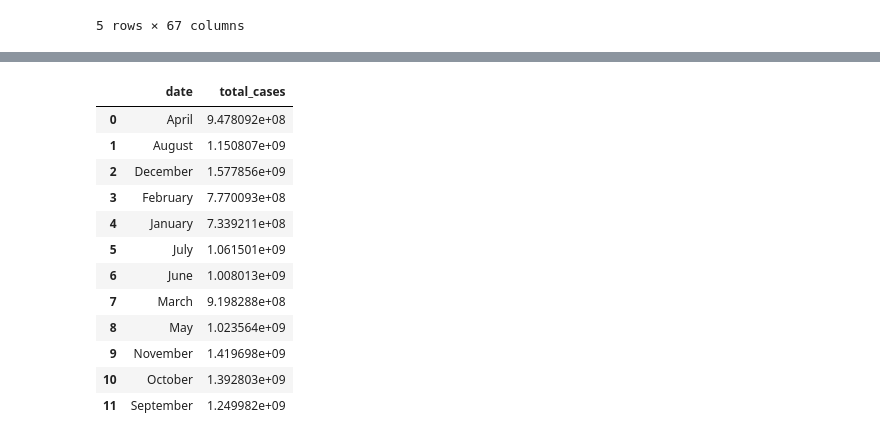
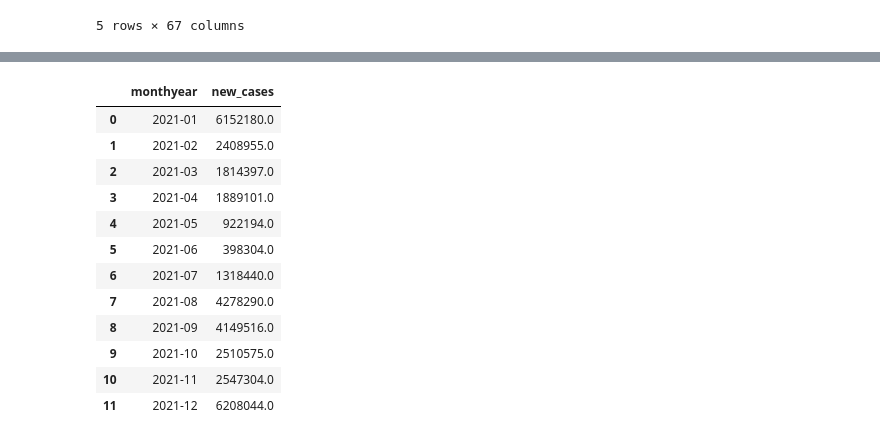
Before and after one commit to jeaniewwu/project--01-new-, a Jupyter notebook: Covid_data.ipynb, the cells around one changed output, grey strips where cells are left out. Saved outputs shown, nothing was run; the diff lists cells and outputs as text; code cells hidden in the pictures.

```diff
--- a/Covid_data.ipynb
+++ b/Covid_data.ipynb
@@ -23,6 +43,7 @@ covid_df['date'] = pd.to_datetime(covid_df['date'])
 
 #create column for month
 covid_df['month'] = covid_df['date'].dt.month_name()
+covid_df['monthyear'] = covid_df['date'].dt.to_period('M')
 
 #Only use USA data for analysis
 covidUS_df = covid_df[covid_df.location == 'United States']
@@ -30,6 +51,8 @@ covidUS_df = covid_df[covid_df.location == 'United States']
 #Only use 2021 data for the analysis
 covidUS21_df = covidUS_df[(covidUS_df["date"] >= "2021-01-01") & (covidUS_df["date"] <= "2021-12-31")]
 
+#covidUS21_df["new_col"] = covidUS21_df["date"].astype(str).str(7)
+
 #covidUS_df[covidUS_df["date"].dt.year == 2020]
 covidUS21_df.head()
 # %% [output]
@@ -43,21 +66,19 @@ covidUS21_df.head()
 # %%
-#Caculate sum of total cases by month using groupby
-covidUS21month_df = covidUS21_df.groupby(covid_df['date'].dt.month_name()).total_cases.sum()
+#Caculate sum of total cases by month-year using groupby
+covidUS21Cases_df = covidUS21_df.groupby(covid_df["monthyear"]).new_cases.sum()
 
-#convert series to dataframe and reset index
-covidUS21month_df = pd.DataFrame(covidUS21month_df)
-covidUS21month_df.reset_index()
+covidUS21Cases_df.reset_index()
 # %% [output]
-|  | date | total_cases |
-| 0 | April | 9.478092e+08 |
-| 1 | August | 1.150807e+09 |
-| 2 | December | 1.577856e+09 |
-| 3 | February | 7.770093e+08 |
-| 4 | January | 7.339211e+08 |
-| 5 | July | 1.061501e+09 |
-| 6 | June | 1.008013e+09 |
-| 7 | March | 9.198288e+08 |
-| 8 | May | 1.023564e+09 |
-| 9 | November | 1.419698e+09 |
-| 10 | October | 1.392803e+09 |
-| 11 | September | 1.249982e+09 |
+|  | monthyear | new_cases |
+| 0 | 2021-01 | 6152180.0 |
+| 1 | 2021-02 | 2408955.0 |
+| 2 | 2021-03 | 1814397.0 |
+| 3 | 2021-04 | 1889101.0 |
+| 4 | 2021-05 | 922194.0 |
+| 5 | 2021-06 | 398304.0 |
+| 6 | 2021-07 | 1318440.0 |
+| 7 | 2021-08 | 4278290.0 |
+| 8 | 2021-09 | 4149516.0 |
+| 9 | 2021-10 | 2510575.0 |
+| 10 | 2021-11 | 2547304.0 |
+| 11 | 2021-12 | 6208044.0 |
```
Also changed, not shown: parts of 16 cells of this notebook, 5 other files.
